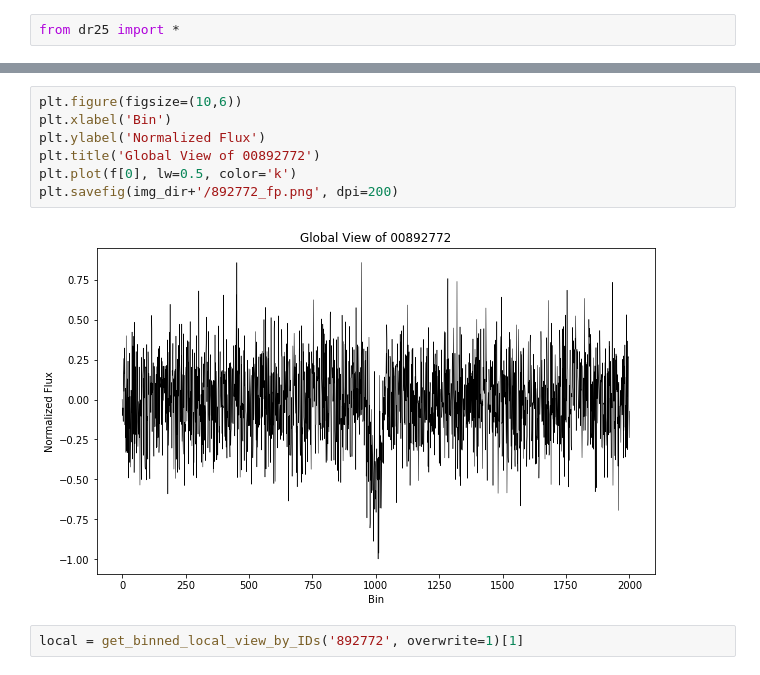
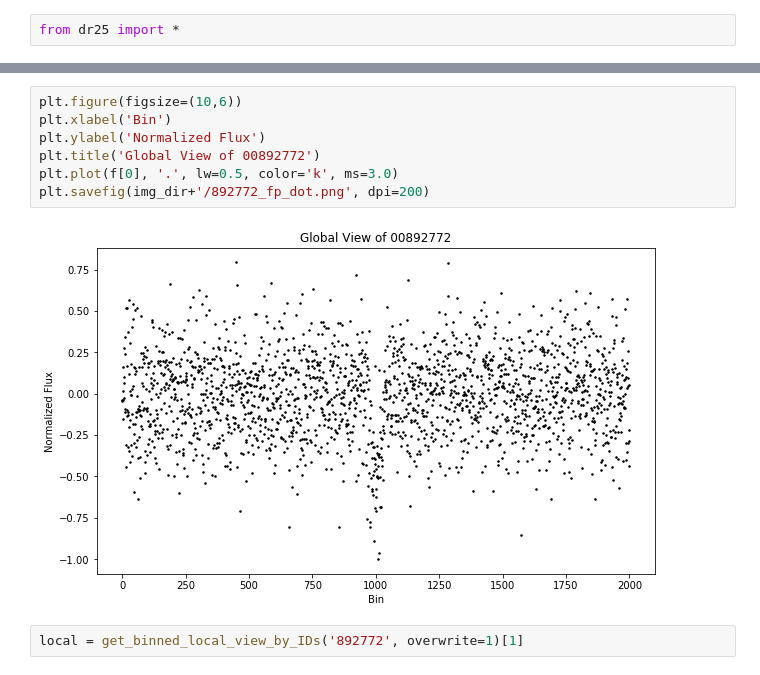
Before and after one commit to grewwc/exoplanet, a Jupyter notebook: train.ipynb, the cells around one changed output, grey strips where cells are left out. Drawn from its saved outputs; the diff is of its cells as text.

```diff
--- a/train.ipynb
+++ b/train.ipynb
@@ -328,12 +347,12 @@ array([[ 0.0008201 , -0.08243892, -0.10048007, ..., -0.11208442,
 # %%
 plt.figure(figsize=(10,6))
 plt.xlabel('Bin')
 plt.ylabel('Normalized Flux')
 plt.title('Global View of 00892772')
-plt.plot(f[0], lw=0.5, color='k')
-plt.savefig(img_dir+'/892772_fp.png', dpi=200)
+plt.plot(f[0], '.', lw=0.5, color='k', ms=3.0)
+plt.savefig(img_dir+'/892772_fp_dot.png', dpi=200)
 # %% [output]
-[figure, old version]
+[figure, new version]
 # %%
 local = get_binned_local_view_by_IDs('892772', overwrite=1)[1]
 # %% [output]
```
Also changed, not shown: parts of 9 cells of this notebook, 5 other files.
